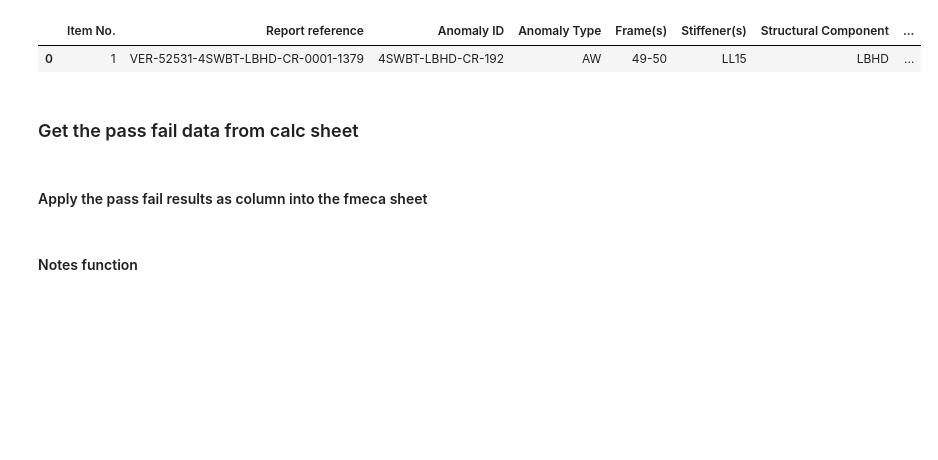
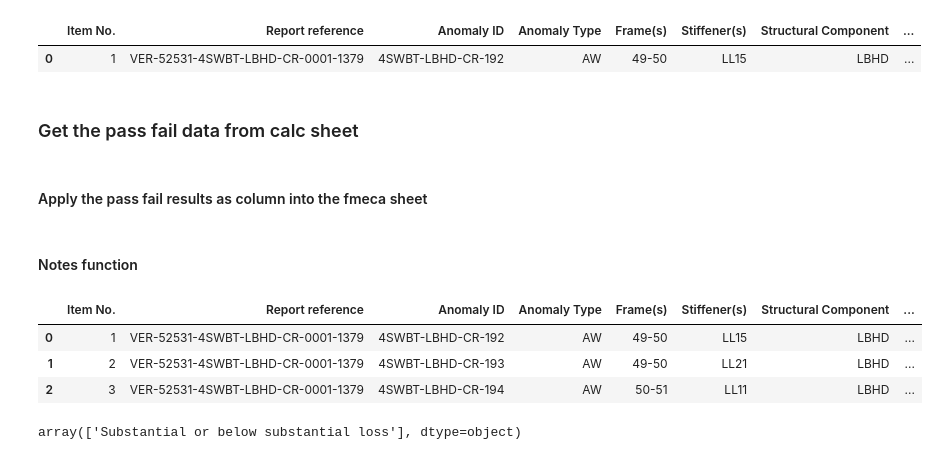
Before and after one commit to nishamnisham/PythonScripts, a Jupyter notebook: XLWINGS/jad_fmeca_b5_adding_notesColumn.ipynb, the cells around one changed output. Saved outputs shown, nothing was run; the diff lists cells and outputs as text; code cells hidden in the pictures; blank space fills up the shorter version.

Commit message:
Calc sheet data and notes column

```diff
--- a/XLWINGS/jad_fmeca_b5_adding_notesColumn.ipynb
+++ b/XLWINGS/jad_fmeca_b5_adding_notesColumn.ipynb
@@ -40,8 +40,10 @@ calc_sheet_name = '4 Stress and buckling calcs'
 calc_sheet_range = 'A5:IN92'
 # %%
 
-book = xw.Book(file_path).sheets[calc_sheet_name].range(calc_sheet_range)
-df2 = book.options(pd.DataFrame, index=False, header=True).value
+book = xw.Book(file_path) #.sheets[calc_sheet_name].range(calc_sheet_range)
+sht = book.sheets[calc_sheet_name]
+rng = sht.range(calc_sheet_range)
+df2 = rng.options(pd.DataFrame, index=False, header=True).value
 # %%
 #df2 = df2.transpose()
 # %%
@@ -67,3 +69,14 @@ def PassFail(row):
 df['pass_fail'] = df.apply(PassFail,axis=1)
 # %% [markdown]
 #### Notes function
+# %%
+df.head(3)
+# %% [output]
+|  | Item No. | Report reference | Anomaly ID | Anomaly Type | Frame(s) | Stiffener(s) | Structural Component | ... |
+| 0 | 1 | VER-52531-4SWBT-LBHD-CR-0001-1379 | 4SWBT-LBHD-CR-192 | AW | 49-50 | LL15 | LBHD | ... |
+| 1 | 2 | VER-52531-4SWBT-LBHD-CR-0001-1379 | 4SWBT-LBHD-CR-193 | AW | 49-50 | LL21 | LBHD | ... |
+| 2 | 3 | VER-52531-4SWBT-LBHD-CR-0001-1379 | 4SWBT-LBHD-CR-194 | AW | 50-51 | LL11 | LBHD | ... |
+# %%
+df[df['Final Anomaly description']=='Pit']['Detail'].unique()
+# %% [output]
+array(['Substantial or below substantial loss'], dtype=object)
```
Also changed, not shown: parts of 3 cells of this notebook.
